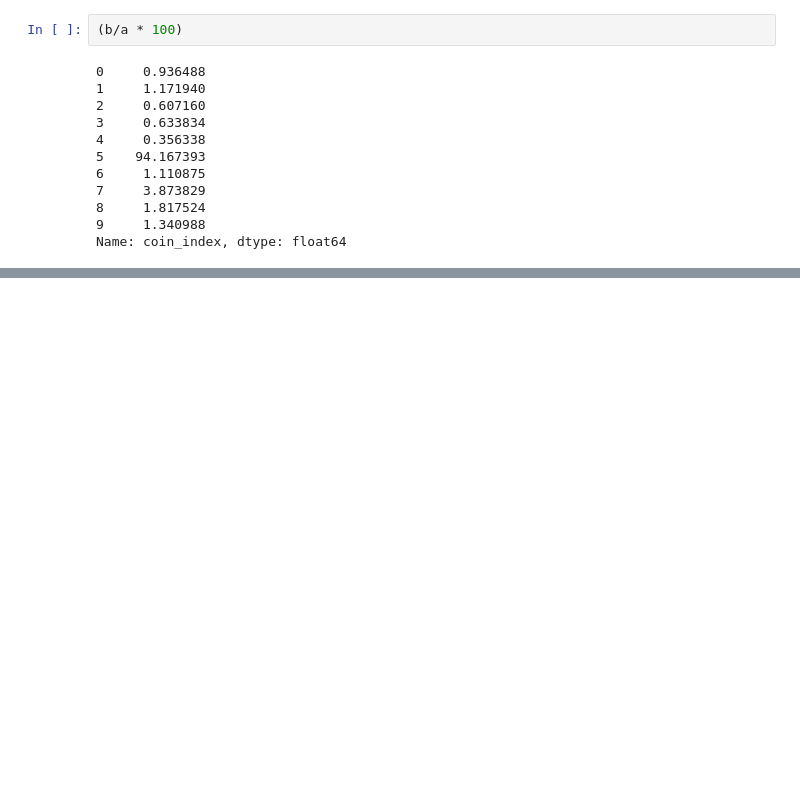
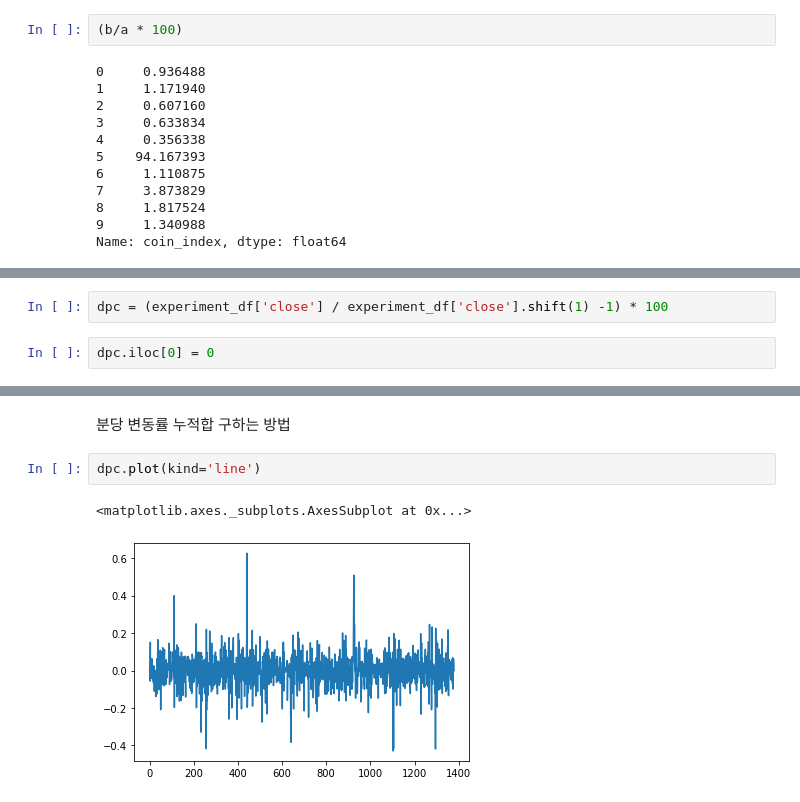
Before and after one commit to Jeongseup/DACON_BitcoinTrader, a Jupyter notebook: coin_eda.ipynb, the cells around one changed output, grey strips where cells are left out. Cells and saved outputs as stored; diff of their text form; blank space fills up the shorter version.

```diff
--- a/coin_eda.ipynb
+++ b/coin_eda.ipynb
@@ -30,0 +36,4 @@ Name: coin_index, dtype: float64
+# %%
+dpc = (experiment_df['close'] / experiment_df['close'].shift(1) -1) * 100
+# %%
+dpc.iloc[0] = 0
@@ -31 +52,8 @@ Name: coin_index, dtype: float64
+# %% [markdown]
+분당 변동률 누적합 구하는 방법
+# %%
+dpc.plot(kind='line')
+# %% [output]
+<matplotlib.axes._subplots.AxesSubplot at 0x...>
+[figure, added]
 # %%
```
Also changed, not shown: parts of 12 cells of this notebook, 2 other files.
